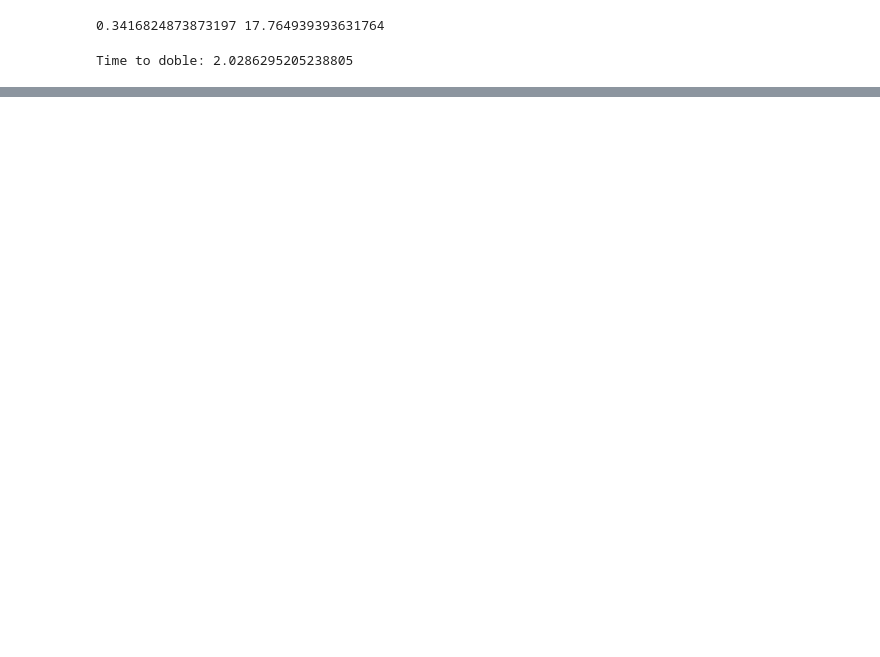
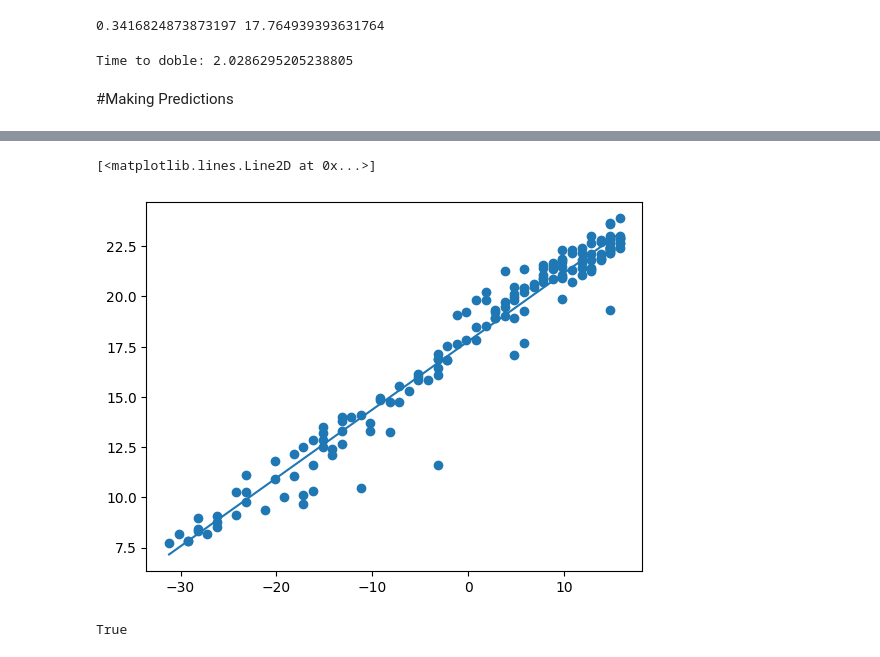
Before and after one commit to VasylDvorakDS/Moor_prediction_with_linear_regration, a Jupyter notebook: Moor_prediction_with_linear_regration_.ipynb, the cells around one changed output, grey strips where cells are left out. Saved outputs shown, nothing was run; the diff lists cells and outputs as text; code cells hidden in the pictures; blank space fills up the shorter version.

```diff
--- a/Moor_prediction_with_linear_regration_.ipynb
+++ b/Moor_prediction_with_linear_regration_.ipynb
@@ -145,3 +145,11 @@ print(a, b)
 print('Time to doble:', np.log(2)/a)
 # %% [output]
 Time to doble: 2.0286295205238805
+# %% [markdown]
+#Making Predictions
+# %%
+# Make sure the line fits our data
+Yhat = model.predict(X).flatten()
+plt.scatter(X, Y)
+plt.plot(X, Yhat)
+# %% [output]
@@ -147,0 +157,2 @@ Time to doble: 2.0286295205238805
+[<matplotlib.lines.Line2D at 0x...>]
+[figure, added]
@@ -147,0 +170,5 @@ Time to doble: 2.0286295205238805
+# %%
+# Don't use == for floating points
+np.allclose(Yhat, Yhat2)
+# %% [output]
+True
```
Also changed, not shown: parts of 10 cells of this notebook.
